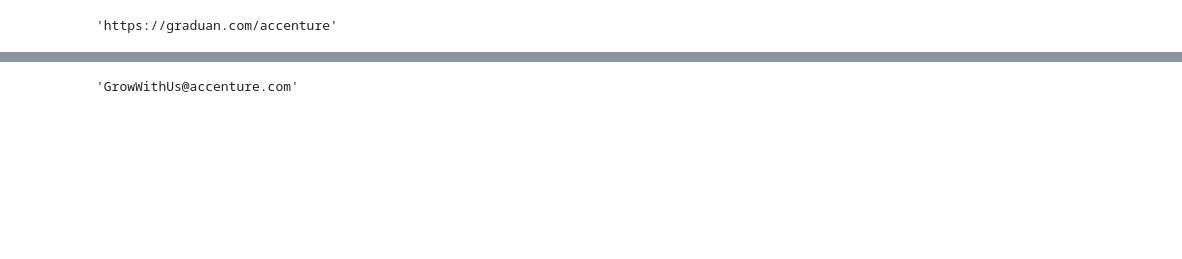
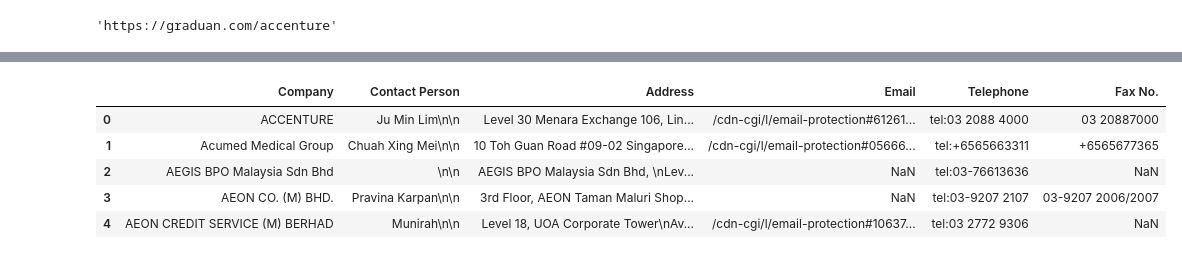
Before and after one commit to archonixm/python-web-scraper, a Jupyter notebook: Graduan Scraper.ipynb, the cells around one changed output, grey strips where cells are left out. Drawn from its saved outputs; the diff is of its cells as text; code cells hidden in the pictures; blank space fills up the shorter version.

Commit message:
Add scraper for graduan

```diff
--- a/Graduan Scraper.ipynb
+++ b/Graduan Scraper.ipynb
@@ -35 +48,17 @@ get_company_info(url)
  'Address': 'Level 30 Menara Exchange 106, Lingkaran TRX Tun Razak Exchange, 55188 Kuala Lumpur.'}
+# %%
+def get_companies_from_page(url):
+    companies = []
+    page = requests.get(url, headers=random.choice(headers_list))
+    soup = BeautifulSoup(page.content, 'html.parser')
+    info = soup.find('div', class_='card-info-content')
+    for card in info.findAll('div', class_='card-box-wrap'):
+        a = card.find('a')
+        if a is not None:
+            company = get_company_info(a['href'])
+            company['Company'] = a.text.strip('\n')
+            companies.append(company)
+    return companies
+# %%
+url = 'https://graduan.com/companies'
+get_companies_from_page(url)
@@ -35,0 +83,10 @@ get_company_info(url)
+# %%
+base_url = 'https://graduan.com/companies?page={}'
+start = 1
+end = 15
+COMPANY_LIST = []
+
+for i in log_progress(range(start, end+1)):
+    url = base_url.format(i)
+    companies = get_companies_from_page(url)
+    COMPANY_LIST = COMPANY_LIST + companies
@@ -36 +115,12 @@ get_company_info(url)
+# %%
+df = pd.DataFrame.from_dict(COMPANY_LIST)
+df = df[['Company', 'Contact Person', 'Address', 'Email', 'Telephone', 'Fax No.']]
+df.head()
+# %% [output]
+|  | Company | Contact Person | Address | Email | Telephone | Fax No. |
+| 0 | ACCENTURE | Ju Min Lim\n\n | Level 30 Menara Exchange 106, Lin... | /cdn-cgi/l/email-protection#61261... | tel:03 2088 4000 | 03 20887000 |
+| 1 | Acumed Medical Group | Chuah Xing Mei\n\n | 10 Toh Guan Road #09-02 Singapore... | /cdn-cgi/l/email-protection#05666... | tel:+6565663311 | +6565677365 |
+| 2 | AEGIS BPO Malaysia Sdn Bhd | \n\n | AEGIS BPO Malaysia Sdn Bhd, \nLev... | NaN | tel:03-76613636 | NaN |
+| 3 | AEON CO. (M) BHD. | Pravina Karpan\n\n | 3rd Floor, AEON Taman Maluri Shop... | NaN | tel:03-9207 2107 | 03-9207 2006/2007 |
+| 4 | AEON CREDIT SERVICE (M) BERHAD | Munirah\n\n | Level 18, UOA Corporate Tower\nAv... | /cdn-cgi/l/email-protection#10637... | tel:03 2772 9306 | NaN |
 # %%
@@ -40,7 +147,3 @@ def decode_email(e):
     for i in range(2, len(e)-1, 2):
         de += chr(int(e[i:i+2], 16)^k)
     return de
-# %%
-decode_email('a1e6d3ced6f6c8d5c9f4d2e1c0c2c2c4cfd5d4d3c48fc2cecc')
-# %% [output]
-'GrowWithUs@accenture.com'
```
Also changed, not shown: parts of 9 cells of this notebook, 5 other files.
